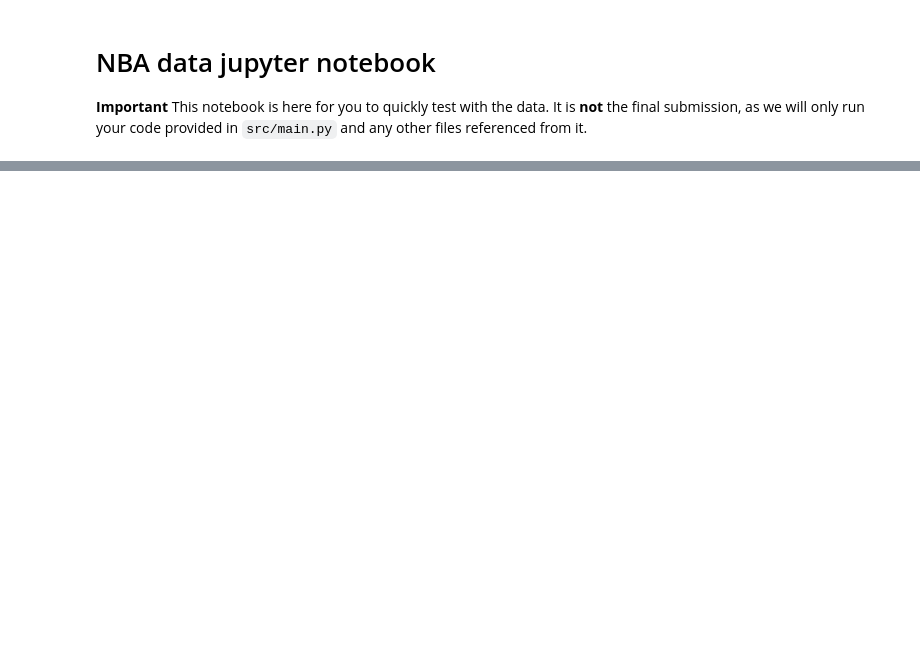
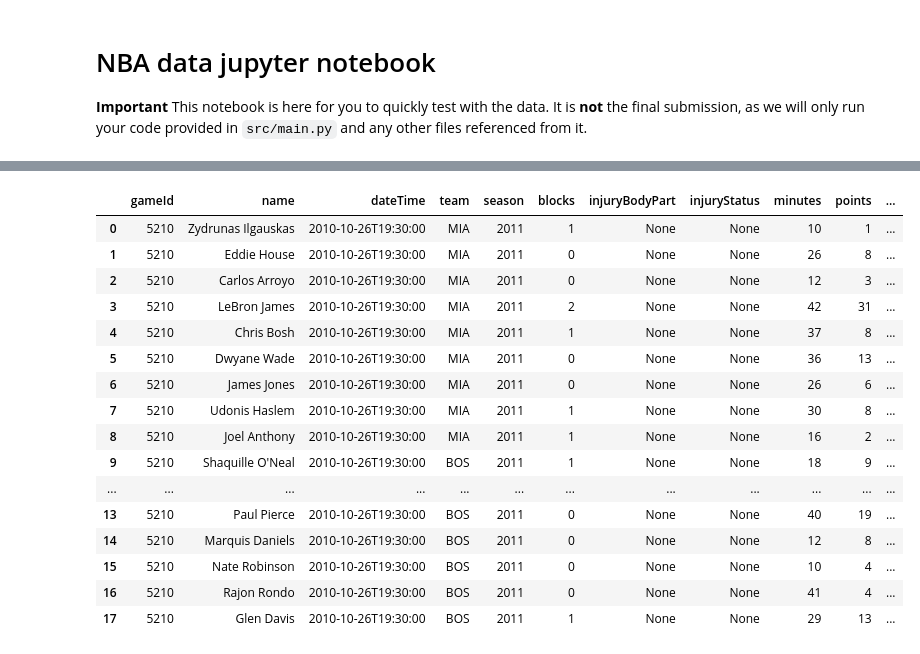
Before and after one commit to GR-NBA-data-challenge/NBA-data-template, a Jupyter notebook: NBA-notebook.ipynb, the cells around one changed output, grey strips where cells are left out. Drawn from its saved outputs; the diff is of its cells as text; code cells hidden in the pictures; blank space fills up the shorter version.

Commit message:
Update all to use dataframes by default

```diff
--- a/NBA-notebook.ipynb
+++ b/NBA-notebook.ipynb
@@ -13,40 +13,37 @@ settings = libsimulation.SimulationSettings()
 settings.env = 'prod'
 settings.cutoff = '2019-01-01'
 settings.resultpath = None
-settings.log = lambda msg: print(msg)
 # %%
 # Write some code
-def predict(required_predictions, data_loader, log):
-    # Load games data for the 2010 season.
-    # Seasons from 2009 onwards are available, including POST seasons, such as 2010POST
-    games2010 = data_loader.getSeason('2010')
-    log(f'Loaded {len(games2010)} 2010 games')
-    log(f'First entry in 2010 season is {games2010[0]}')
+def predict(required_predictions, data_loader):
+    # Load games data for the 2011 season.
+    # Seasons from 2009 onwards are available, including POST seasons, such as 2011POST
+    games2011 = data_loader.getSeason('2011')
+    print(f'Loaded {len(games2011)} 2011 games')
+    print(f'First entry in 2011 season is\n{games2011.iloc[[0]]}')
 
     # Loading a season that is ahead of the cutoff training time returns no results.
     # In this case, the default cutoff time is in 2019, so loading 2020 data returns no results.
     # You can change the cutoff time by passing to simulate.py
     #     --cutoff YYYY-MM-DD
     games2020 = data_loader.getSeason('2020')
-    log(f'Loaded {len(games2020)} 2019 games')
+    print(f'Loaded {len(games2020)} 2020 games')
 
     # You can load an individual match's data
-    aGame = data_loader.getGame(games2010[100]['gameId'])
-    log(f'Game 100 in the 2010 database is {aGame}')
+    aGame = data_loader.getGame(games2011.loc[100, 'gameId'])
+    print(f'Game 100 in the 2011 database is\n{aGame}')
 
     # You can also load the full players data for an entire season
-    full2010seasonPlayers = data_loader.getPlayers('2010')
-    log(f'Loaded {len(full2010seasonPlayers)} 2010 season player rows')
+    full2011seasonPlayers = data_loader.getPlayers('2011')
+    print(f'Loaded {len(full2011seasonPlayers)} 2011 season player rows')
 
-    result = []
-    for match in required_predictions:
-        result.append({
-            'gameId': match['gameId'],
-            'sum': 999,
-            'diff': 1
-        })
-    log('finished')
-    return result
+    print(f'Required predictions are\n{required_predictions}')
+
+    # You should fill in the sum and diff fields of the required predictions
+    for index, match in required_predictions.iterrows():
+        required_predictions.at[index, 'sum'] = 999
+        required_predictions.at[index, 'diff'] = 1
+    print('finished')
 # %%
 # Run a simulation
 settings.predict = predict
@@ -57,0 +93,2 @@ libsimulation.runSimulation(settings)
+# %%
+data_loader = libsimulation.NbaDataLoader(settings)
@@ -57,0 +127,20 @@ libsimulation.runSimulation(settings)
+# %%
+data_loader.getGame(5210)
+# %% [output]
+|  | gameId | name | dateTime | team | season | blocks | injuryBodyPart | injuryStatus | minutes | points | ... |
+| 0 | 5210 | Zydrunas Ilgauskas | 2010-10-26T19:30:00 | MIA | 2011 | 1 | None | None | 10 | 1 | ... |
+| 1 | 5210 | Eddie House | 2010-10-26T19:30:00 | MIA | 2011 | 0 | None | None | 26 | 8 | ... |
+| 2 | 5210 | Carlos Arroyo | 2010-10-26T19:30:00 | MIA | 2011 | 0 | None | None | 12 | 3 | ... |
+| 3 | 5210 | LeBron James | 2010-10-26T19:30:00 | MIA | 2011 | 2 | None | None | 42 | 31 | ... |
+| 4 | 5210 | Chris Bosh | 2010-10-26T19:30:00 | MIA | 2011 | 1 | None | None | 37 | 8 | ... |
+| 5 | 5210 | Dwyane Wade | 2010-10-26T19:30:00 | MIA | 2011 | 0 | None | None | 36 | 13 | ... |
+| 6 | 5210 | James Jones | 2010-10-26T19:30:00 | MIA | 2011 | 0 | None | None | 26 | 6 | ... |
+| 7 | 5210 | Udonis Haslem | 2010-10-26T19:30:00 | MIA | 2011 | 1 | None | None | 30 | 8 | ... |
+| 8 | 5210 | Joel Anthony | 2010-10-26T19:30:00 | MIA | 2011 | 1 | None | None | 16 | 2 | ... |
+| 9 | 5210 | Shaquille O'Neal | 2010-10-26T19:30:00 | BOS | 2011 | 1 | None | None | 18 | 9 | ... |
+| ... | ... | ... | ... | ... | ... | ... | ... | ... | ... | ... | ... |
+| 13 | 5210 | Paul Pierce | 2010-10-26T19:30:00 | BOS | 2011 | 0 | None | None | 40 | 19 | ... |
+| 14 | 5210 | Marquis Daniels | 2010-10-26T19:30:00 | BOS | 2011 | 0 | None | None | 12 | 8 | ... |
+| 15 | 5210 | Nate Robinson | 2010-10-26T19:30:00 | BOS | 2011 | 0 | None | None | 10 | 4 | ... |
+| 16 | 5210 | Rajon Rondo | 2010-10-26T19:30:00 | BOS | 2011 | 0 | None | None | 41 | 4 | ... |
+| 17 | 5210 | Glen Davis | 2010-10-26T19:30:00 | BOS | 2011 | 1 | None | None | 29 | 13 | ... |
```
Also changed, not shown: parts of 6 cells of this notebook, 4 other files.
